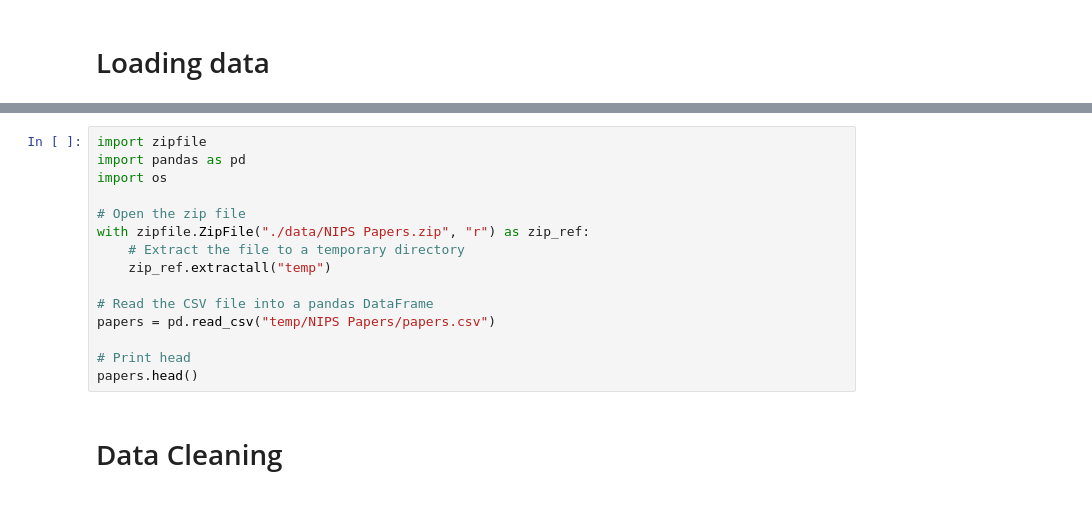
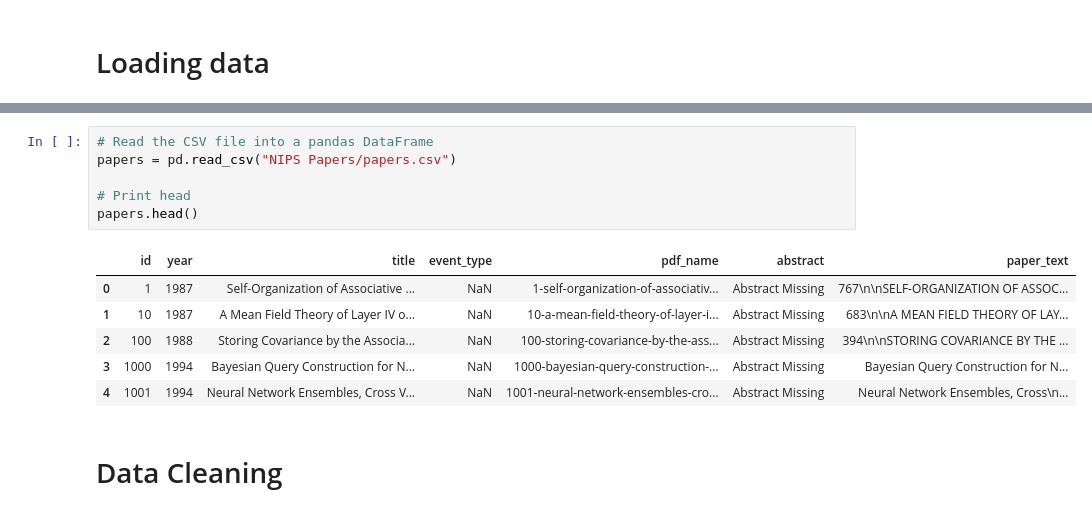
Before and after one commit to peiyulan/Text-Classification-in-Practice-From-Topic-Models-to-Transformers-, a Jupyter notebook: Task1-LDA-spam-mail/Task1-LDA-Spam_Mail_Classification.ipynb, the cells around one changed output, grey strips where cells are left out. Saved outputs shown, nothing was run; the diff lists cells and outputs as text.

```diff
--- a/Task1-LDA-spam-mail/Task1-LDA-Spam_Mail_Classification.ipynb
+++ b/Task1-LDA-spam-mail/Task1-LDA-Spam_Mail_Classification.ipynb
@@ -49,18 +95,16 @@ print("Hello {}, welcome to the Topic Modelling with LDA!".format(name))
 # %%
-import zipfile
-import pandas as pd
-import os
-
-# Open the zip file
-with zipfile.ZipFile("./data/NIPS Papers.zip", "r") as zip_ref:
-    # Extract the file to a temporary directory
-    zip_ref.extractall("temp")
-
 # Read the CSV file into a pandas DataFrame
-papers = pd.read_csv("temp/NIPS Papers/papers.csv")
+papers = pd.read_csv("NIPS Papers/papers.csv")
 
 # Print head
 papers.head()
+# %% [output]
+|  | id | year | title | event_type | pdf_name | abstract | paper_text |
+| 0 | 1 | 1987 | Self-Organization of Associative ... | NaN | 1-self-organization-of-associativ... | Abstract Missing | 767\n\nSELF-ORGANIZATION OF ASSOC... |
+| 1 | 10 | 1987 | A Mean Field Theory of Layer IV o... | NaN | 10-a-mean-field-theory-of-layer-i... | Abstract Missing | 683\n\nA MEAN FIELD THEORY OF LAY... |
+| 2 | 100 | 1988 | Storing Covariance by the Associa... | NaN | 100-storing-covariance-by-the-ass... | Abstract Missing | 394\n\nSTORING COVARIANCE BY THE ... |
+| 3 | 1000 | 1994 | Bayesian Query Construction for N... | NaN | 1000-bayesian-query-construction-... | Abstract Missing | Bayesian Query Construction for N... |
+| 4 | 1001 | 1994 | Neural Network Ensembles, Cross V... | NaN | 1001-neural-network-ensembles-cro... | Abstract Missing | Neural Network Ensembles, Cross\n... |
 # %% [markdown]
 # Data Cleaning
 # %%
```
Also changed, not shown: parts of 8 cells of this notebook.
